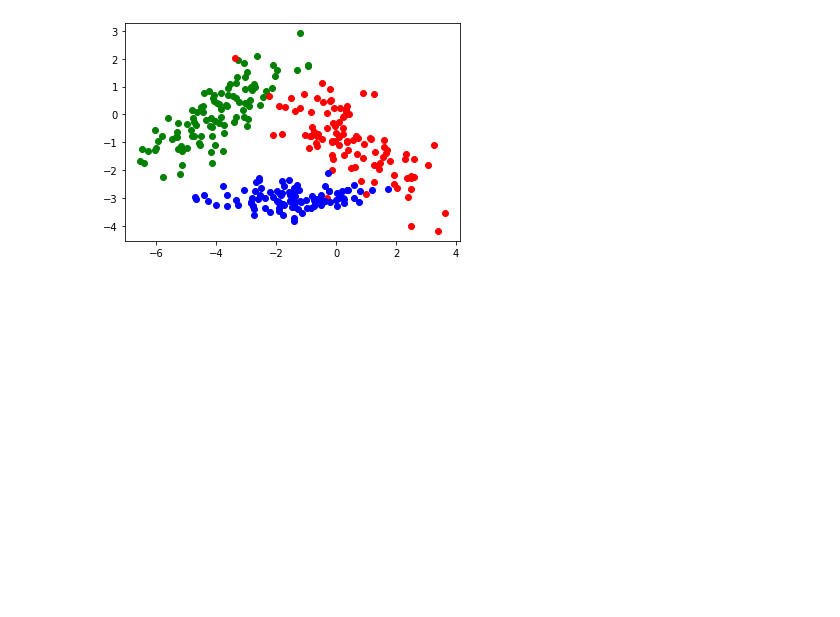
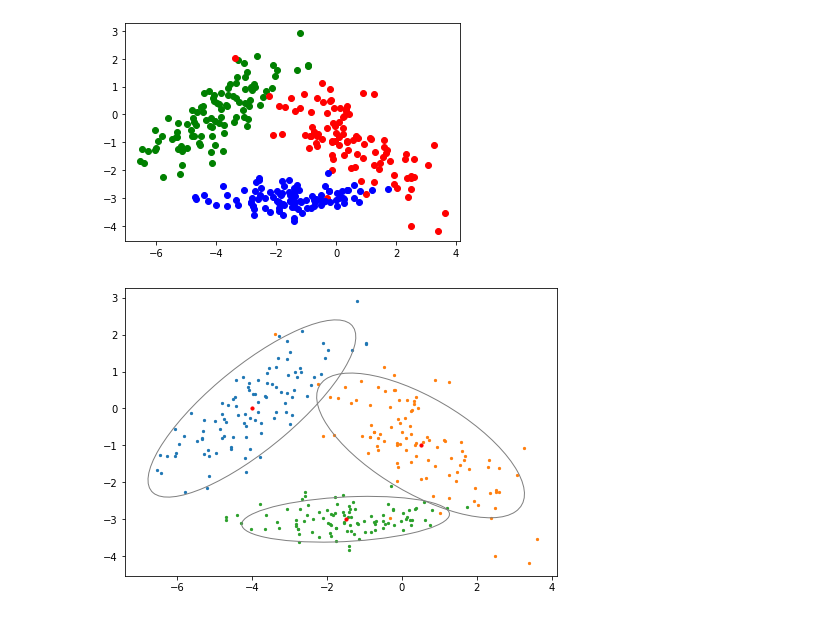
Before and after one commit to gnitnaw/Programs, a Jupyter notebook: Chapter4/EMclust.ipynb, the cells around one changed output. Drawn from its saved outputs; the diff is of its cells as text; code cells hidden in the pictures; blank space fills up the shorter version.

```diff
--- a/Chapter4/EMclust.ipynb
+++ b/Chapter4/EMclust.ipynb
@@ -97,3 +187,25 @@ plt.show()
  [[ 1.92708464 -1.19656408]
   [-1.19656408  1.43788275]]]
 [figure]
+# %%
+Mu = np.array([[-4, 0], [0.5, -1], [-1.5, -3]])
+Cov = np.array([[[2.0, 1.4],
+                [1.4, 1.5]],
+               [[2.0, -0.95],
+                [-0.95, 1]],
+               [[2.0, 0.1],
+                [0.1, 0.1]]] )
+
+scale = 1, 1
+fig = plt.figure()
+ax = fig.add_axes([0,0,1,1])
+for i in range(3):
+    x = Xmat[100*i:100*(i+1), 0]
+    y = Xmat[100*i:100*(i+1), 1]
+    ax.scatter(x, y, s=5)
+    confidence_ellipse_pure(Mu[i], Cov[i], ax, edgecolor='grey')
+    ax.scatter(Mu[i][0], Mu[i][1], c='red', s=10)
+
+plt.show()
+# %% [output]
+[figure, added]
```
Also changed, not shown: parts of 6 cells of this notebook.
